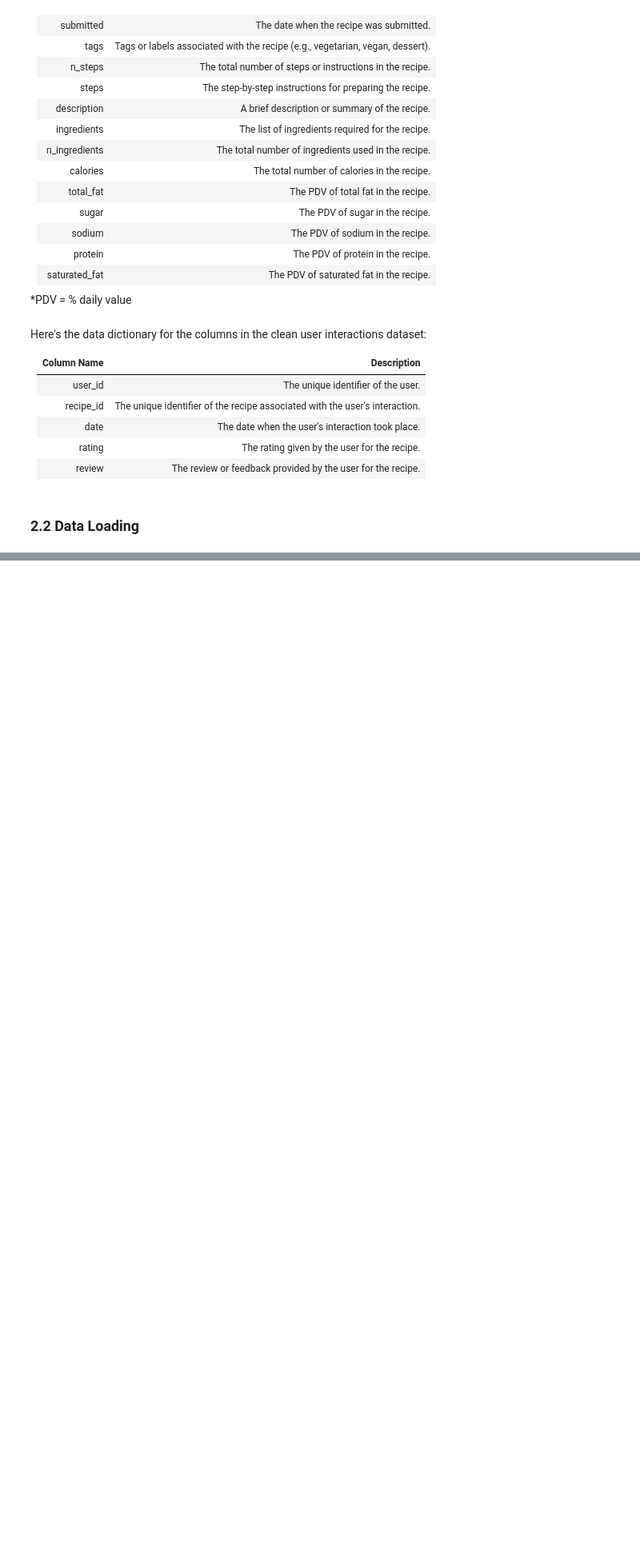
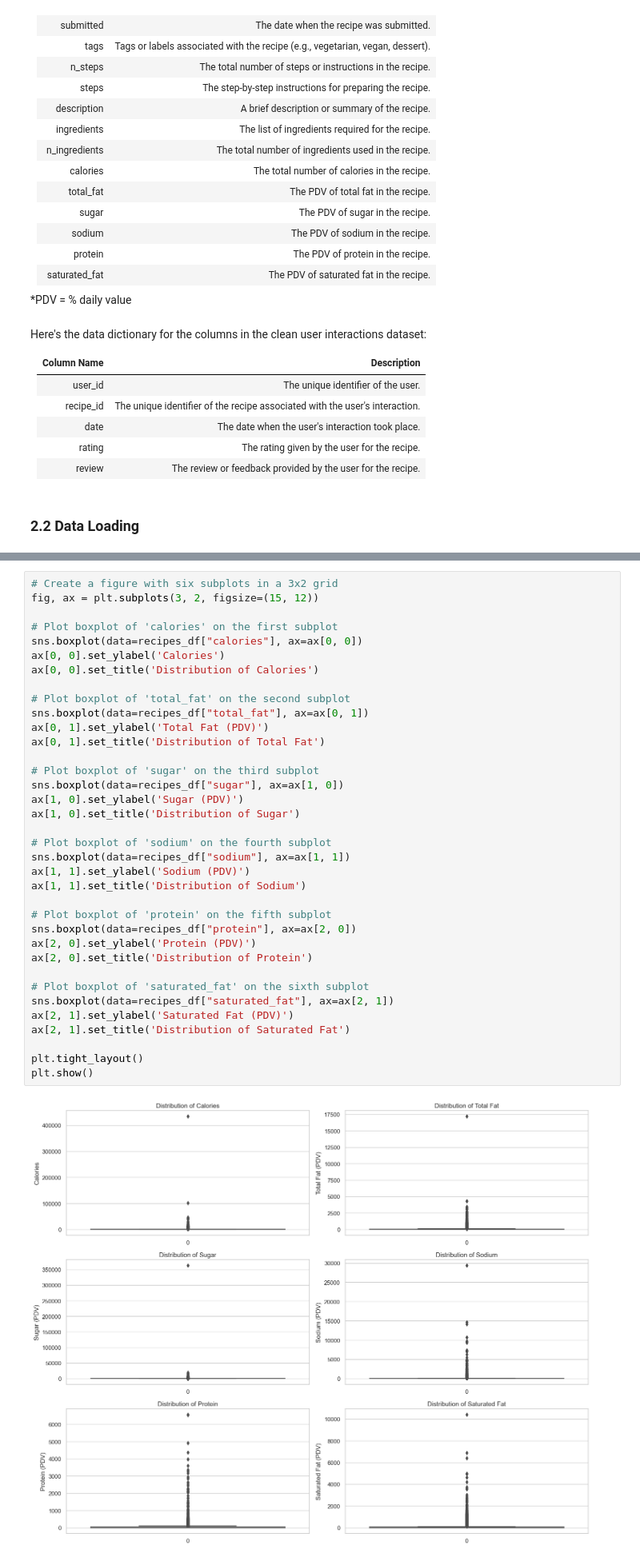
Before and after one commit to kli210/recipe_recommender_capstone, a Jupyter notebook: EDA.ipynb, the cells around one changed output, grey strips where cells are left out. Shown at 80% size. Cells and saved outputs as stored; diff of their text form; blank space fills up the shorter version.

```diff
--- a/EDA.ipynb
+++ b/EDA.ipynb
@@ -90,0 +188,38 @@ users_df.head()
+# %%
+# Create a figure with six subplots in a 3x2 grid
+fig, ax = plt.subplots(3, 2, figsize=(15, 12))
+
+# Plot boxplot of 'calories' on the first subplot
+sns.boxplot(data=recipes_df["calories"], ax=ax[0, 0])
+ax[0, 0].set_ylabel('Calories')
+ax[0, 0].set_title('Distribution of Calories')
+
+# Plot boxplot of 'total_fat' on the second subplot
+sns.boxplot(data=recipes_df["total_fat"], ax=ax[0, 1])
+ax[0, 1].set_ylabel('Total Fat (PDV)')
+ax[0, 1].set_title('Distribution of Total Fat')
+
+# Plot boxplot of 'sugar' on the third subplot
+sns.boxplot(data=recipes_df["sugar"], ax=ax[1, 0])
+ax[1, 0].set_ylabel('Sugar (PDV)')
+ax[1, 0].set_title('Distribution of Sugar')
+
+# Plot boxplot of 'sodium' on the fourth subplot
+sns.boxplot(data=recipes_df["sodium"], ax=ax[1, 1])
+ax[1, 1].set_ylabel('Sodium (PDV)')
+ax[1, 1].set_title('Distribution of Sodium')
+
+# Plot boxplot of 'protein' on the fifth subplot
+sns.boxplot(data=recipes_df["protein"], ax=ax[2, 0])
+ax[2, 0].set_ylabel('Protein (PDV)')
+ax[2, 0].set_title('Distribution of Protein')
+
+# Plot boxplot of 'saturated_fat' on the sixth subplot
+sns.boxplot(data=recipes_df["saturated_fat"], ax=ax[2, 1])
+ax[2, 1].set_ylabel('Saturated Fat (PDV)')
+ax[2, 1].set_title('Distribution of Saturated Fat')
+
+plt.tight_layout()
+plt.show()
+# %% [output]
+[figure, added]
```
Also changed, not shown: parts of 22 cells of this notebook.
